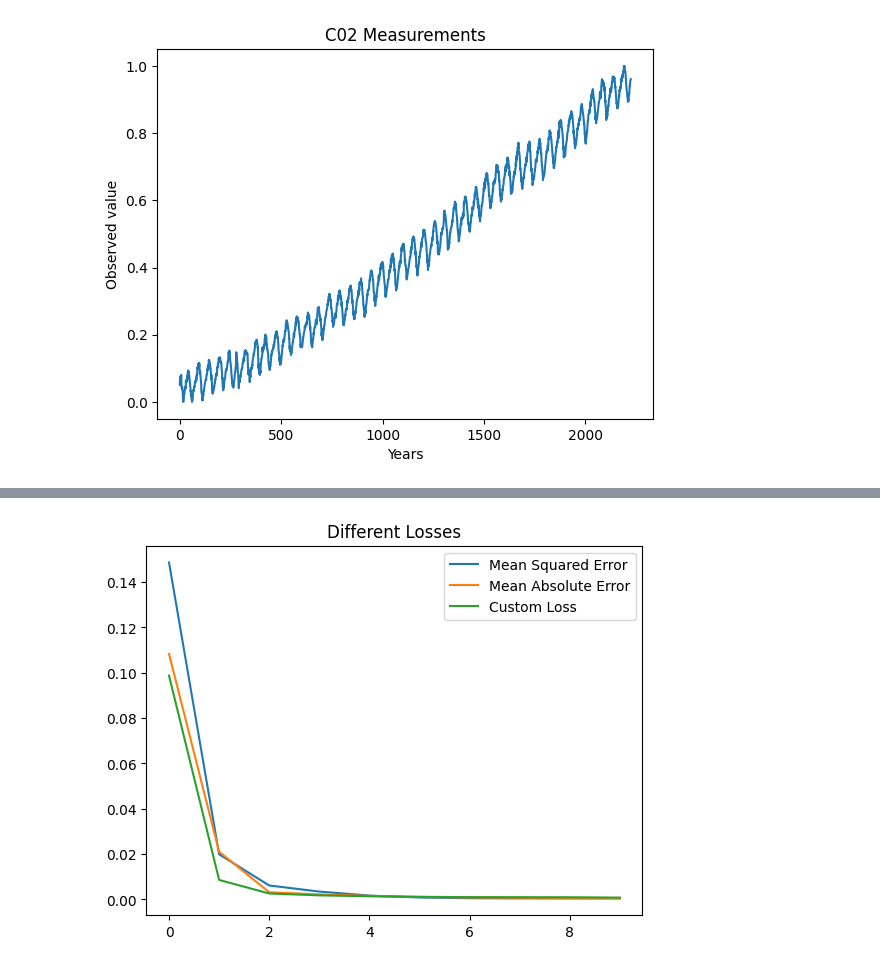
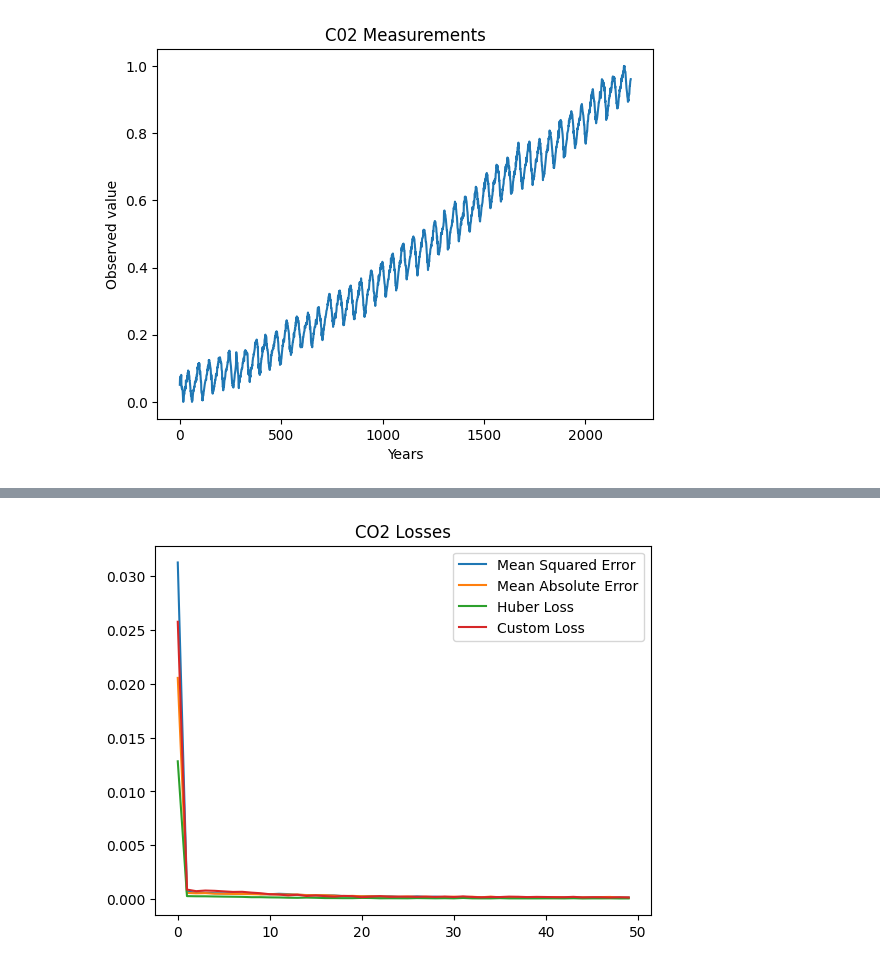
Before and after one commit to Programmer-at-Chief/Loss_function, a Jupyter notebook: time_series_co2.ipynb, the cells around one changed output, grey strips where cells are left out. Drawn from its saved outputs; the diff is of its cells as text; code cells hidden in the pictures.

```diff
--- a/time_series_co2.ipynb
+++ b/time_series_co2.ipynb
@@ -161,15 +187,14 @@ def custom_loss(y_true, y_pred):
 
     return custom_loss
 # %%
-model_mae = Sequential()
-model_mae.add(InputLayer(shape = (10,1)))
-model_mae.add(LSTM(64))
-model_mae.add(Dense(8,'relu'))
-model_mae.add(Dense(1,'linear'))
+model_custom = Sequential()
+model_custom.add(InputLayer(shape = (10,1)))
+model_custom.add(LSTM(128))
+model_custom.add(Dense(8,'relu'))
+model_custom.add(Dense(1,'linear'))
 
-# model_mae.summary()
-# cp = model_maeCheckpoint('output/best_model.weights.h5',save_weights_only=False)
-# cp = model_maeCheckpoint('output/best_model.keras',save_weights_only=False)
-model_mae.compile(loss='mse',optimizer=Adam(learning_rate=0.0001),metrics = [RootMeanSquaredError()])
-history_mae = model_mae.fit(X_train,Y_train,validation_data=(X_test,Y_test),epochs=10)
+model_custom.compile(loss=custom_loss,optimizer=Adam(learning_rate=0.001),metrics = [RootMeanSquaredError()])
+# model_custom.compile(loss=custom_loss,optimizer=Adam(learning_rate=0.0001),metrics = ['accuracy'])
+
+history_custom = model_custom.fit(X_train,Y_train,validation_data=(X_test,Y_test),epochs=50)
 # %% [output]
@@ -196,12 +218,12 @@ Epoch 10/10
 # %%
-model_custom = Sequential()
-model_custom.add(InputLayer(shape = (10,1)))
-model_custom.add(LSTM(64))
-model_custom.add(Dense(8,'relu'))
-model_custom.add(Dense(1,'linear'))
+model_huber = Sequential()
+model_huber.add(InputLayer(shape = (10,1)))
+model_huber.add(LSTM(128))
+model_huber.add(Dense(8,'relu'))
+model_huber.add(Dense(1,'linear'))
 
-model_custom.compile(loss=custom_loss,optimizer=Adam(learning_rate=0.0001),metrics = [RootMeanSquaredError()])
-# model_custom.compile(loss=custom_loss,optimizer=Adam(learning_rate=0.0001),metrics = ['accuracy'])
+model_huber.compile(loss='Huber',optimizer=Adam(learning_rate=0.001),metrics = [RootMeanSquaredError()])
+# model_huber.compile(loss=huber_loss,optimizer=Adam(learning_rate=0.0001),metrics = ['accuracy'])
 
-history_custom = model_custom.fit(X_train,Y_train,validation_data=(X_test,Y_test),epochs=10)
+history_huber = model_huber.fit(X_train,Y_train,validation_data=(X_test,Y_test),epochs=50)
 # %% [output]
@@ -228,9 +247,10 @@ Epoch 10/10
 # %%
 plt.plot(history_mse.history['loss'],label = 'Mean Squared Error')
 plt.plot(history_mae.history['loss'],label = 'Mean Absolute Error')
+plt.plot(history_huber.history['loss'],label = 'Huber Loss')
 plt.plot(history_custom.history['loss'],label = 'Custom Loss')
-plt.title('Different Losses')
+plt.title('CO2 Losses')
 plt.legend()
 plt.show()
 # %% [output]
-[figure, old version]
+[figure, new version]
```
Also changed, not shown: parts of 17 cells of this notebook, 6 other files.
